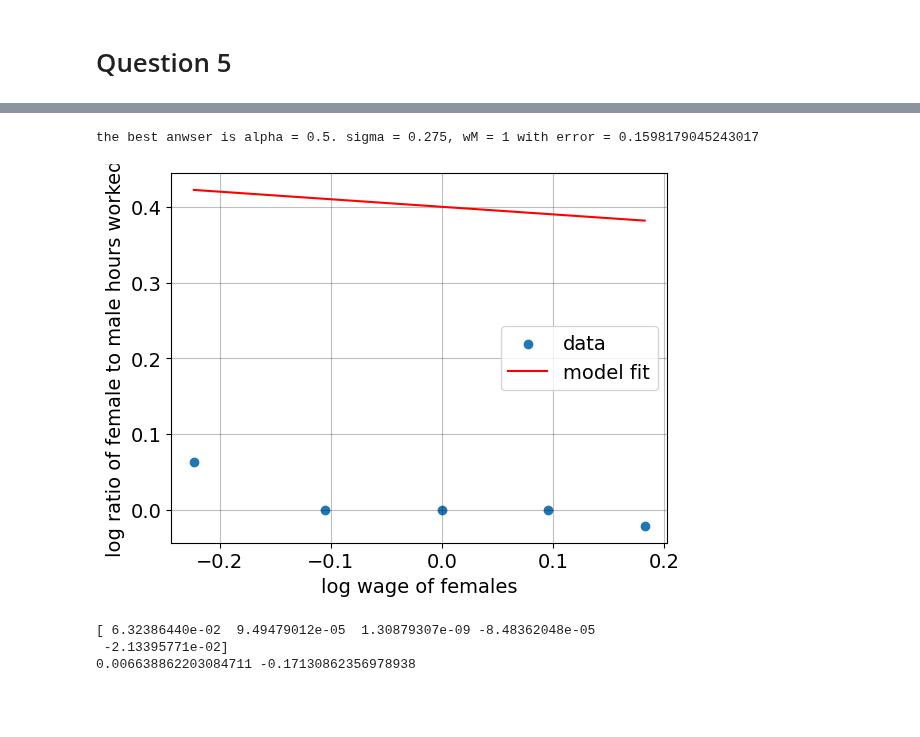
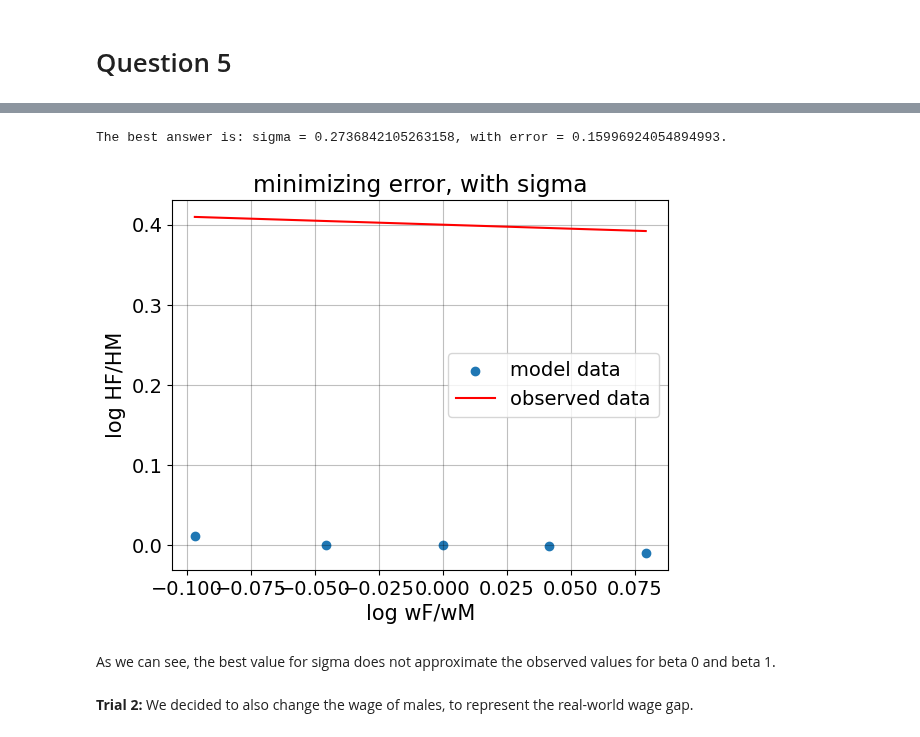
Before and after one commit to NumEconCopenhagen/projects-2023-the-best-duo, a Jupyter notebook: inauguralproject/inauguralproject.ipynb, the cells around one changed output, grey strips where cells are left out. Saved outputs shown, nothing was run; the diff lists cells and outputs as text; code cells hidden in the pictures; blank space fills up the shorter version.

```diff
--- a/inauguralproject/inauguralproject.ipynb
+++ b/inauguralproject/inauguralproject.ipynb
@@ -74,23 +43,19 @@ Explain your code and procedure
 # %%
-# a. parameter reset
-model.par.alpha = 0.5
-model.par.sigma = 1.0
-model.par.wF_vec = [0.8, 0.9, 1.0, 1.1, 1.2]
+# a. settings
+model = HouseholdSpecializationModelClass()
 model.par.wM_vec = np.ones(len(model.par.wF_vec))
 
 # b. solve
 sol = model.solve_wF_vec(discrete=True)
 
-# c. log arrays
+# c. log the ratios
 logHF_HM = np.log10(sol.HF_vec / sol.HM_vec)
 logwF_wM = np.log10(model.par.wF_vec / model.par.wM_vec)
 
-
-print(logHF_HM, logwF_wM)
-
-
 # d. plot
-#plt.yscale(value='log')
 plt.scatter(logwF_wM, logHF_HM)
+plt.xlabel("log wF/wM",size=15)
+plt.ylabel("log HF/HM",size=15)
+plt.title("log HF/HM against log wF/wM (discrete case)")
 plt.show()
 # %% [output]
@@ -163,29 +121,29 @@ the best anwser is alpha = 0.9887142857142857. sigma = 0.09071428571428572, with
 # %%
-obs_par = model.estimate(alpha=0.5,min_sigma=0.25,max_sigma=0.3,wM=1)
+# a. estimate best values for sigma
+obs_par = model.estimate(alpha=0.5,min_sigma=0.25,max_sigma=0.3,wM=1,n=20)
+par.alpha, par.sigma, par.wM = obs_par
+model.solve_wF_vec()
 
-par.alpha, par.sigma, par.wM = obs_par
+# b. plot model data
+plt.figure()
+plt.scatter(np.log10(par.wF_vec/par.wM), np.log10(sol.HF_vec/sol.HM_vec), label='model data')
 
-# plot data
-plt.figure()
-model.solve_wF_vec()
-plt.scatter(np.log(par.wF_vec), np.log(sol.HF_vec/sol.HM_vec), label='data')
+# c. plot observed data
+y_model = par.beta0_target + par.beta1_target * np.log10(par.wF_vec/par.wM)
+plt.plot(np.log10(par.wF_vec/par.wM), y_model, label='observed data', color='red')
 
-
-model.run_regression()
-y_model = 0.4 + -0.1 * np.log(par.wF_vec)
-plt.plot(np.log(par.wF_vec), y_model, label='model fit', color='red')
-plt.xlabel('log wage of females')
-plt.ylabel('log ratio of female to male hours worked')
+# d. plot settings
+plt.xlabel("log wF/wM",size=15)
+plt.ylabel("log HF/HM",size=15)
+plt.title("minimizing error, with sigma")
 plt.legend()
 plt.show()
-
-
-print(np.log(sol.HF_vec/sol.HM_vec))
-print(model.sol.beta0, model.sol.beta1)
 # %% [output]
-the best anwser is alpha = 0.5. sigma = 0.275, wM = 1 with error = 0.1598179045243017
+The best answer is: sigma = 0.2736842105263158, with error = 0.15996924054894993.
-[figure, old version]
+[figure, new version]
-[ 6.32386440e-02  9.49479012e-05  1.30879307e-09 -8.48362048e-05
- -2.13395771e-02]
-0.006638862203084711 -0.17130862356978938
+# %% [markdown]
+As we can see, the best value for sigma does not approximate the observed values for beta 0 and beta 1.
+# %% [markdown]
+**Trial 2:**
+We decided to also change the wage of males, to represent the real-world wage gap.
 # %%
```
Also changed, not shown: parts of 23 cells of this notebook, 3 other files.
